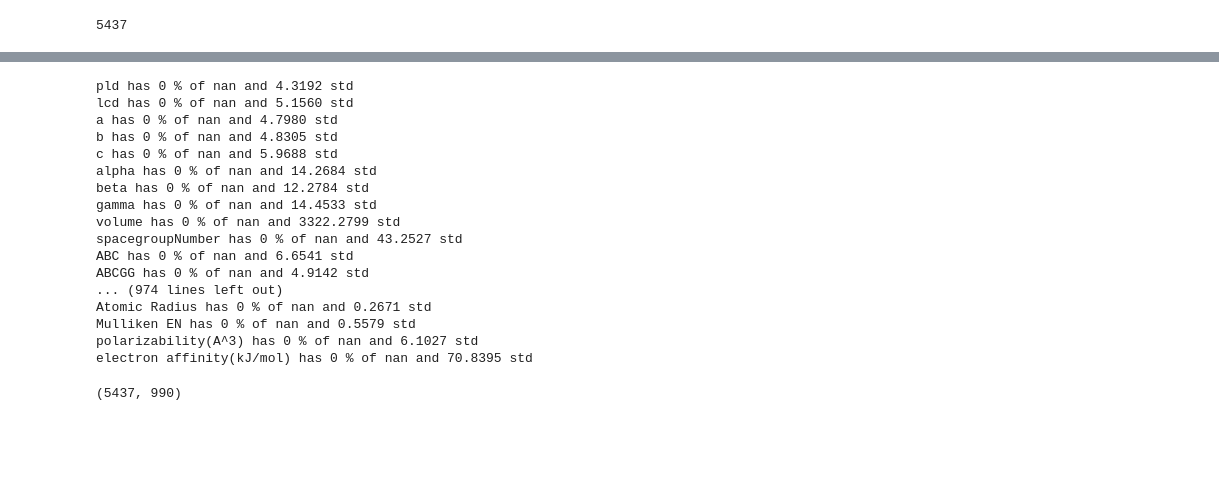
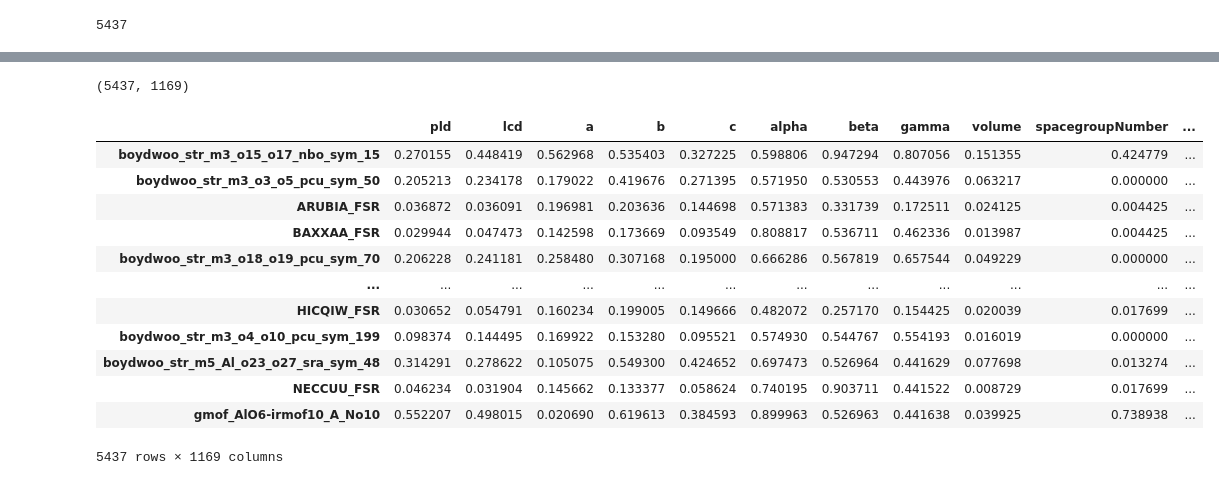
Before and after one commit to SpongeFrogy/phase_transmition_ML, a Jupyter notebook: preprocessing/cleaning_qmof_data.ipynb, the cells around one changed output, grey strips where cells are left out. Cells and saved outputs as stored; diff of their text form; code cells hidden in the pictures; blank space fills up the shorter version.

```diff
--- a/preprocessing/cleaning_qmof_data.ipynb
+++ b/preprocessing/cleaning_qmof_data.ipynb
@@ -91,31 +87,27 @@ electron affinity(kJ/mol) has 0 % of nan and 70.8395 std
 from pteproc_model import PreprocessingModel
 # %%
 # p_dorp means we drop columns with more than 5% of nan values
-model = PreprocessingModel(p_drop=0.1, threshold=1e-10, normalizer="normalizer")
+model = PreprocessingModel(p_drop=0.9, threshold=1e-3, normalizer="minmax")
 # %%
 transformed_train = model.fit_transform(train)
-# %%
-for col in transformed_train.columns:
-    print(f"{col} has {((5437 - len(train[col].dropna()))/5437)*100:.0f} % of nan and {train[col].std():.4f} std")
-# %% [output]
-pld has 0 % of nan and 4.3192 std
-lcd has 0 % of nan and 5.1560 std
-a has 0 % of nan and 4.7980 std
-b has 0 % of nan and 4.8305 std
-c has 0 % of nan and 5.9688 std
-alpha has 0 % of nan and 14.2684 std
-beta has 0 % of nan and 12.2784 std
-gamma has 0 % of nan and 14.4533 std
-volume has 0 % of nan and 3322.2799 std
-spacegroupNumber has 0 % of nan and 43.2527 std
-ABC has 0 % of nan and 6.6541 std
-ABCGG has 0 % of nan and 4.9142 std
-... (974 lines left out)
-Atomic Radius has 0 % of nan and 0.2671 std
-Mulliken EN has 0 % of nan and 0.5579 std
-polarizability(A^3) has 0 % of nan and 6.1027 std
-electron affinity(kJ/mol) has 0 % of nan and 70.8395 std
 # %%
 transformed_train.shape
 # %% [output]
-(5437, 990)
+(5437, 1169)
+# %%
+pd.options.display.max_columns = 100
+transformed_train
+# %% [output]
+|  | pld | lcd | a | b | c | alpha | beta | gamma | volume | spacegroupNumber | ... |
+| boydwoo_str_m3_o15_o17_nbo_sym_15 | 0.270155 | 0.448419 | 0.562968 | 0.535403 | 0.327225 | 0.598806 | 0.947294 | 0.807056 | 0.151355 | 0.424779 | ... |
+| boydwoo_str_m3_o3_o5_pcu_sym_50 | 0.205213 | 0.234178 | 0.179022 | 0.419676 | 0.271395 | 0.571950 | 0.530553 | 0.443976 | 0.063217 | 0.000000 | ... |
+| ARUBIA_FSR | 0.036872 | 0.036091 | 0.196981 | 0.203636 | 0.144698 | 0.571383 | 0.331739 | 0.172511 | 0.024125 | 0.004425 | ... |
+| BAXXAA_FSR | 0.029944 | 0.047473 | 0.142598 | 0.173669 | 0.093549 | 0.808817 | 0.536711 | 0.462336 | 0.013987 | 0.004425 | ... |
+| boydwoo_str_m3_o18_o19_pcu_sym_70 | 0.206228 | 0.241181 | 0.258480 | 0.307168 | 0.195000 | 0.666286 | 0.567819 | 0.657544 | 0.049229 | 0.000000 | ... |
+| ... | ... | ... | ... | ... | ... | ... | ... | ... | ... | ... | ... |
+| HICQIW_FSR | 0.030652 | 0.054791 | 0.160234 | 0.199005 | 0.149666 | 0.482072 | 0.257170 | 0.154425 | 0.020039 | 0.017699 | ... |
+| boydwoo_str_m3_o4_o10_pcu_sym_199 | 0.098374 | 0.144495 | 0.169922 | 0.153280 | 0.095521 | 0.574930 | 0.544767 | 0.554193 | 0.016019 | 0.000000 | ... |
+| boydwoo_str_m5_Al_o23_o27_sra_sym_48 | 0.314291 | 0.278622 | 0.105075 | 0.549300 | 0.424652 | 0.697473 | 0.526964 | 0.441629 | 0.077698 | 0.013274 | ... |
+| NECCUU_FSR | 0.046234 | 0.031904 | 0.145662 | 0.133377 | 0.058624 | 0.740195 | 0.903711 | 0.441522 | 0.008729 | 0.017699 | ... |
+| gmof_AlO6-irmof10_A_No10 | 0.552207 | 0.498015 | 0.020690 | 0.619613 | 0.384593 | 0.899963 | 0.526963 | 0.441638 | 0.039925 | 0.738938 | ... |
+5437 rows × 1169 columns
```
Also changed, not shown: parts of 7 cells of this notebook, 4 other files.
